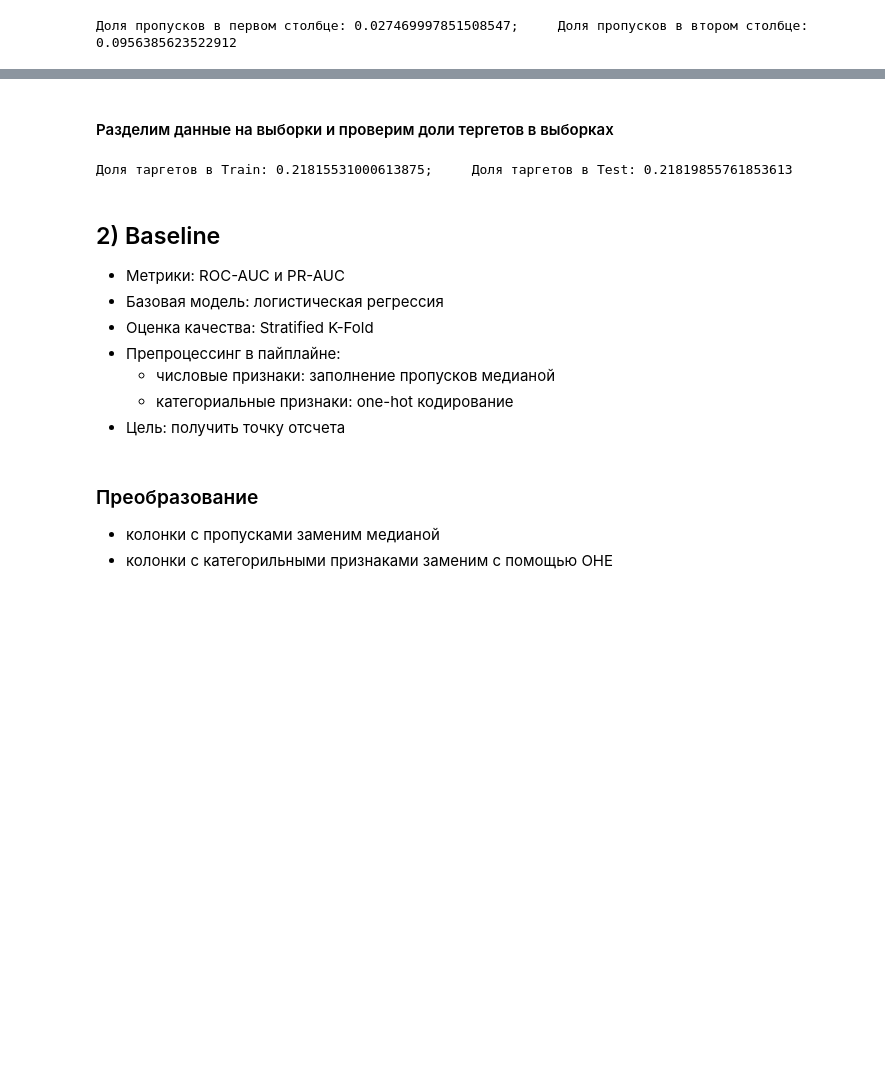
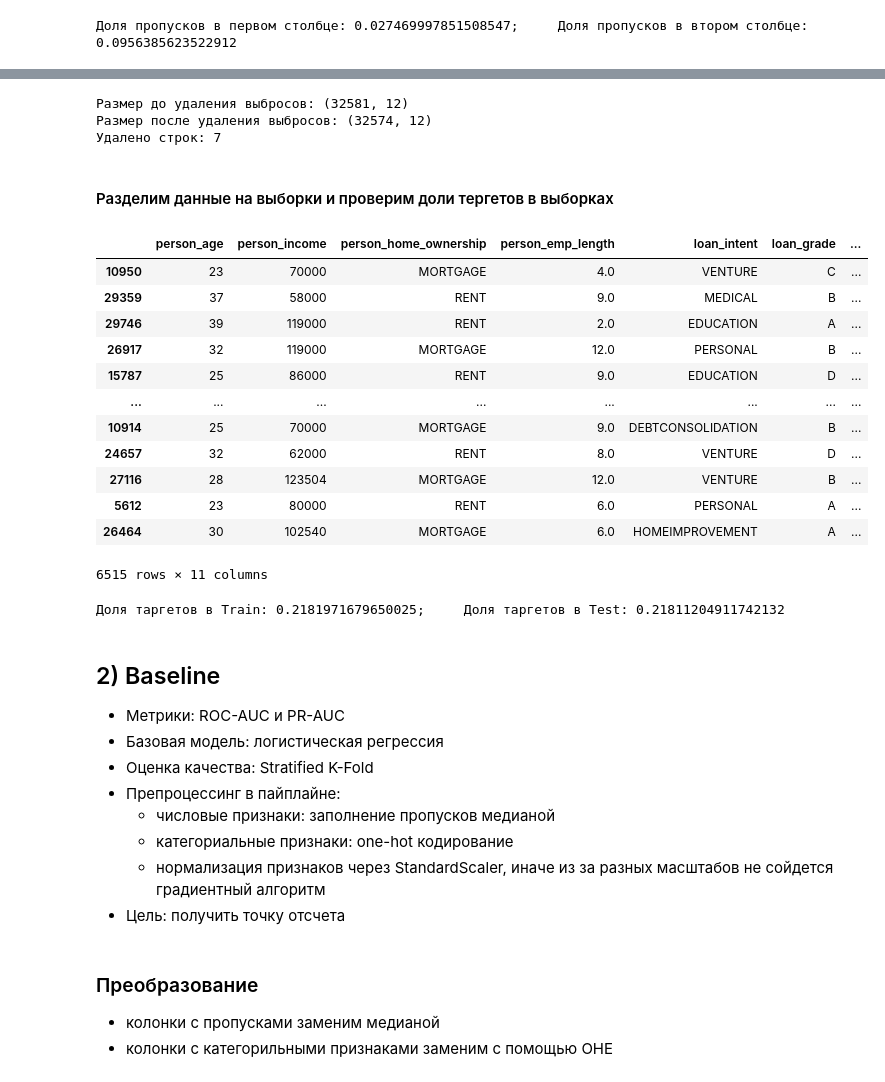
Before and after one commit to rodionpotapov/trening, a Jupyter notebook: prod/pet_project/notebook.ipynb, the cells around one changed output, grey strips where cells are left out. Saved outputs shown, nothing was run; the diff lists cells and outputs as text; code cells hidden in the pictures; blank space fills up the shorter version.

```diff
--- a/prod/pet_project/notebook.ipynb
+++ b/prod/pet_project/notebook.ipynb
@@ -133,3 +298,28 @@ print(
+# %%
+age_col = "person_age"
+emp_col = "person_emp_length"
+
+age_max = 100
+emp_max = 60
+
+data_clean = data.copy()
+
+mask_age = data_clean[age_col] <= age_max
+mask_emp = data_clean[emp_col].isna() | (data_clean[emp_col] <= emp_max)
+
+before_shape = data_clean.shape
+data_clean = data_clean[mask_age & mask_emp].copy()
+after_shape = data_clean.shape
+
+print("Размер до удаления выбросов:", before_shape)
+print("Размер после удаления выбросов:", after_shape)
+print("Удалено строк:", before_shape[0] - after_shape[0])
+
+data = data_clean
+# %% [output]
+Размер до удаления выбросов: (32581, 12)
+Размер после удаления выбросов: (32574, 12)
+Удалено строк: 7
 # %% [markdown]
 #### Разделим данные на выборки и проверим доли тергетов в выборках
 # %%
@@ -141,13 +331,29 @@ X_train, X_test, Y_train, Y_test = train_test_split(
     random_state = 1,
     stratify = data['loan_status']
 )
+# %%
+X_test
+# %% [output]
+|  | person_age | person_income | person_home_ownership | person_emp_length | loan_intent | loan_grade | ... |
+| 10950 | 23 | 70000 | MORTGAGE | 4.0 | VENTURE | C | ... |
+| 29359 | 37 | 58000 | RENT | 9.0 | MEDICAL | B | ... |
+| 29746 | 39 | 119000 | RENT | 2.0 | EDUCATION | A | ... |
+| 26917 | 32 | 119000 | MORTGAGE | 12.0 | PERSONAL | B | ... |
+| 15787 | 25 | 86000 | RENT | 9.0 | EDUCATION | D | ... |
+| ... | ... | ... | ... | ... | ... | ... | ... |
+| 10914 | 25 | 70000 | MORTGAGE | 9.0 | DEBTCONSOLIDATION | B | ... |
+| 24657 | 32 | 62000 | RENT | 8.0 | VENTURE | D | ... |
+| 27116 | 28 | 123504 | MORTGAGE | 12.0 | VENTURE | B | ... |
+| 5612 | 23 | 80000 | RENT | 6.0 | PERSONAL | A | ... |
+| 26464 | 30 | 102540 | MORTGAGE | 6.0 | HOMEIMPROVEMENT | A | ... |
+6515 rows × 11 columns
 # %%
 print(
     f'Доля таргетов в Train: {Y_train.mean()}; \
     Доля таргетов в Test: {Y_test.mean()}'
 )
 # %% [output]
-Доля таргетов в Train: 0.21815531000613875;     Доля таргетов в Test: 0.21819855761853613
+Доля таргетов в Train: 0.2181971679650025;     Доля таргетов в Test: 0.21811204911742132
 # %% [markdown]
 ## 2) Baseline
 
@@ -157,6 +363,7 @@ print(
 - Препроцессинг в пайплайне:
   - числовые признаки: заполнение пропусков медианой
   - категориальные признаки: one-hot кодирование
+  - нормализация признаков через StandardScaler, иначе из за разных масштабов не сойдется градиентный алгоритм
 - Цель: получить точку отсчета
 # %% [markdown]
 ### Преобразование
```
Also changed, not shown: parts of 17 cells of this notebook.
